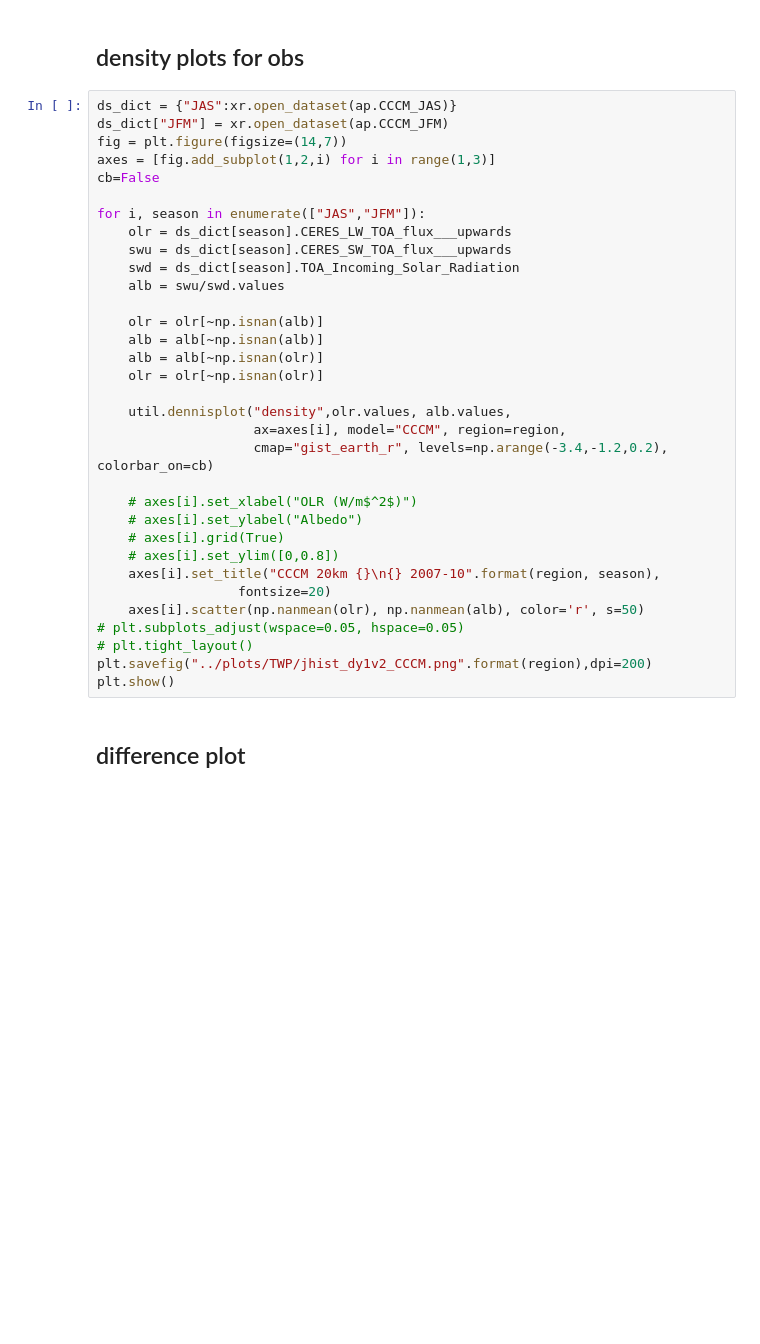
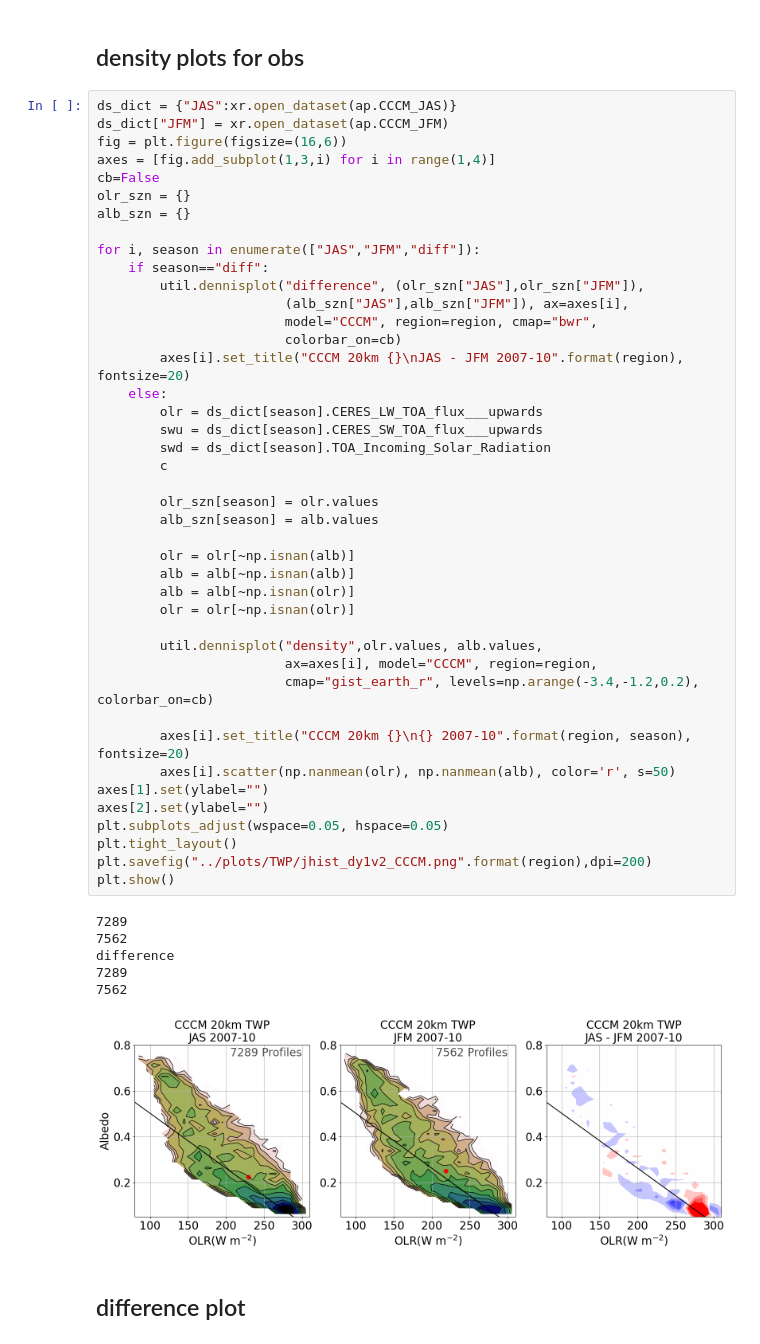
Before and after one commit to smturbev/dyamond2, a Jupyter notebook: python_scripts/joint_hist.ipynb, the cells around one changed output. Saved outputs shown, nothing was run; the diff lists cells and outputs as text; blank space fills up the shorter version.

```diff
--- a/python_scripts/joint_hist.ipynb
+++ b/python_scripts/joint_hist.ipynb
@@ -329,36 +428,52 @@ ic_olr.min().values, ic_olr.max().values, ic_alb.min().values, ic_alb.max().valu
 # %%
 ds_dict = {"JAS":xr.open_dataset(ap.CCCM_JAS)}
 ds_dict["JFM"] = xr.open_dataset(ap.CCCM_JFM)
-fig = plt.figure(figsize=(14,7))
-axes = [fig.add_subplot(1,2,i) for i in range(1,3)]
+fig = plt.figure(figsize=(16,6))
+axes = [fig.add_subplot(1,3,i) for i in range(1,4)]
 cb=False
+olr_szn = {}
+alb_szn = {}
 
-for i, season in enumerate(["JAS","JFM"]):
-    olr = ds_dict[season].CERES_LW_TOA_flux___upwards
-    swu = ds_dict[season].CERES_SW_TOA_flux___upwards
-    swd = ds_dict[season].TOA_Incoming_Solar_Radiation
-    alb = swu/swd.values
+for i, season in enumerate(["JAS","JFM","diff"]):
+    if season=="diff":
+        util.dennisplot("difference", (olr_szn["JAS"],olr_szn["JFM"]),
+                        (alb_szn["JAS"],alb_szn["JFM"]), ax=axes[i],
+                        model="CCCM", region=region, cmap="bwr",
+                        colorbar_on=cb)
+        axes[i].set_title("CCCM 20km {}\nJAS - JFM 2007-10".format(region), fontsize=20)
+    else:
+        olr = ds_dict[season].CERES_LW_TOA_flux___upwards
+        swu = ds_dict[season].CERES_SW_TOA_flux___upwards
+        swd = ds_dict[season].TOA_Incoming_Solar_Radiation
+        c
 
-    olr = olr[~np.isnan(alb)]
-    alb = alb[~np.isnan(alb)]
-    alb = alb[~np.isnan(olr)]
-    olr = olr[~np.isnan(olr)]
+        olr_szn[season] = olr.values
+        alb_szn[season] = alb.values
 
-    util.dennisplot("density",olr.values, alb.values,
-                    ax=axes[i], model="CCCM", region=region,
-                    cmap="gist_earth_r", levels=np.arange(-3.4,-1.2,0.2), colorbar_on=cb)
+        olr = olr[~np.isnan(alb)]
+        alb = alb[~np.isnan(alb)]
+        alb = alb[~np.isnan(olr)]
+        olr = olr[~np.isnan(olr)]
 
-    # axes[i].set_xlabel("OLR (W/m$^2$)")
-    # axes[i].set_ylabel("Albedo")
-    # axes[i].grid(True)
-    # axes[i].set_ylim([0,0.8])
-    axes[i].set_title("CCCM 20km {}\n{} 2007-10".format(region, season),
-                  fontsize=20)
-    axes[i].scatter(np.nanmean(olr), np.nanmean(alb), color='r', s=50)
-# plt.subplots_adjust(wspace=0.05, hspace=0.05)
-# plt.tight_layout()
+        util.dennisplot("density",olr.values, alb.values,
+                        ax=axes[i], model="CCCM", region=region,
+                        cmap="gist_earth_r", levels=np.arange(-3.4,-1.2,0.2), colorbar_on=cb)
+
+        axes[i].set_title("CCCM 20km {}\n{} 2007-10".format(region, season), fontsize=20)
+        axes[i].scatter(np.nanmean(olr), np.nanmean(alb), color='r', s=50)
+axes[1].set(ylabel="")
+axes[2].set(ylabel="")
+plt.subplots_adjust(wspace=0.05, hspace=0.05)
+plt.tight_layout()
 plt.savefig("../plots/TWP/jhist_dy1v2_CCCM.png".format(region),dpi=200)
 plt.show()
+# %% [output]
+7289
+7562
+difference
+7289
+7562
+[figure, added]
 # %% [markdown]
 ## difference plot
 # %%
```
Also changed, not shown: parts of 7 cells of this notebook, 10 other files.
